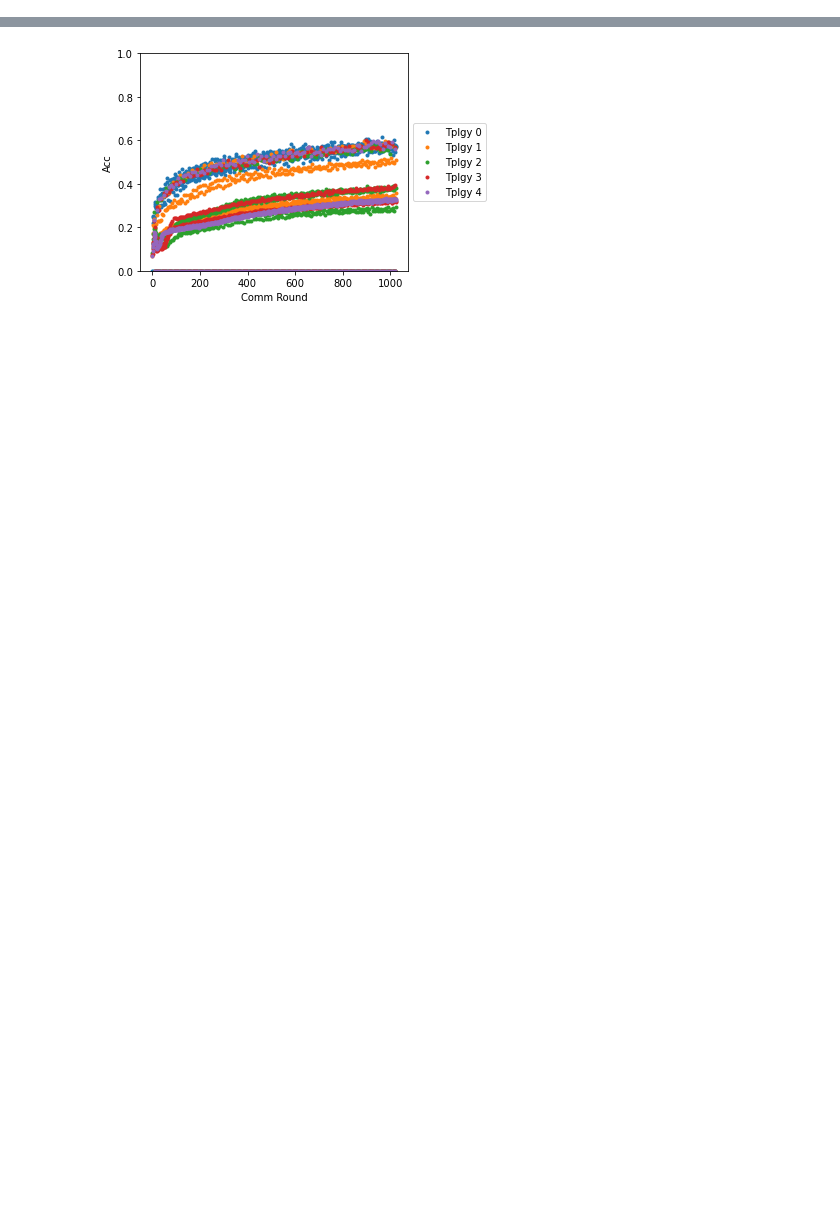
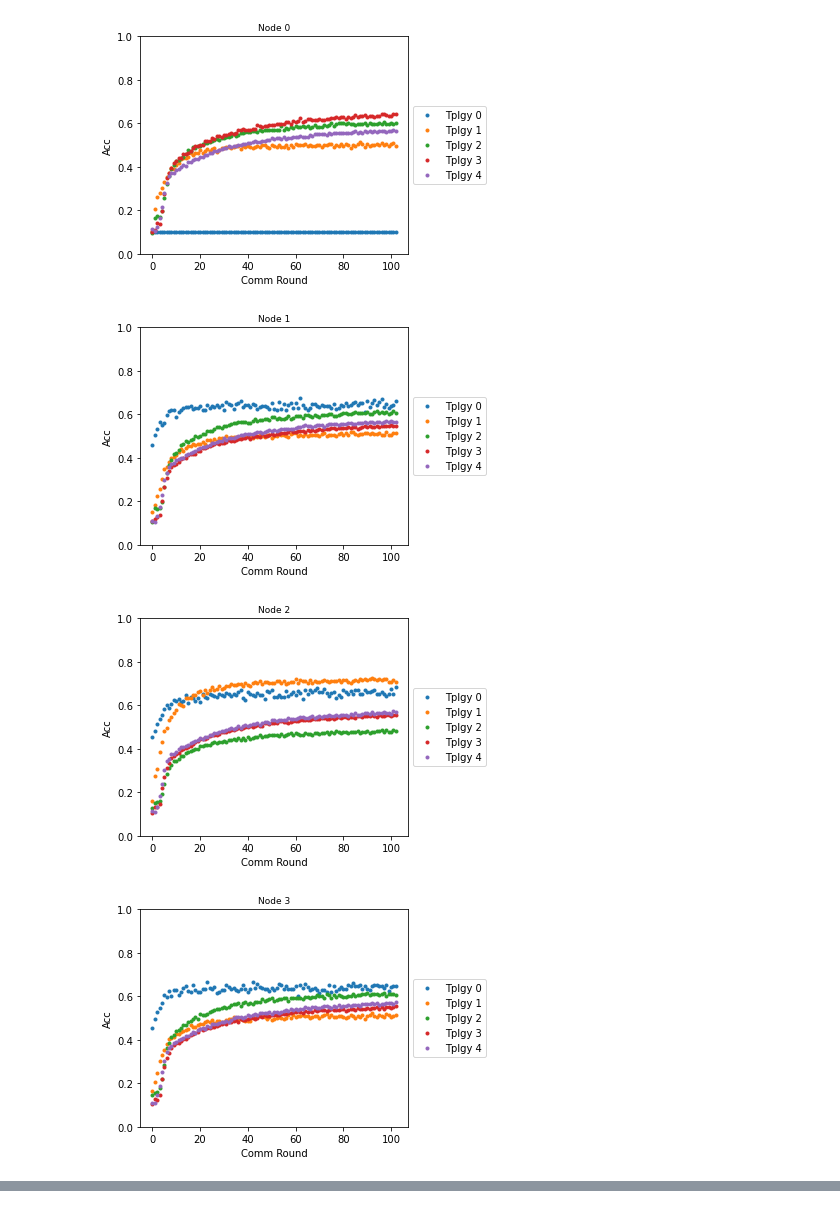
Before and after one commit to AitorB16/GLow, a Jupyter notebook: 8_visualize_results.ipynb, the cells around one changed output, grey strips where cells are left out. Saved outputs shown, nothing was run; the diff lists cells and outputs as text; code cells hidden in the pictures; blank space fills up the shorter version.

```diff
--- a/8_visualize_results.ipynb
+++ b/8_visualize_results.ipynb
@@ -228,3 +232,33 @@ for accuracies in acc_distr:
             res = 0.0
         acc2.append(np.average(res))
     acc1.append(acc2)
+# %%
+'''Create sets with exec times'''
+acc_per_nodes = []
+for i in range(num_agents):
+    tmp_tplgy = []
+    for j in range(5):
+        tmp_tplgy.append(acc1[j][i::10])
+    acc_per_nodes.append(tmp_tplgy)
+# %%
+for node in range(num_agents):
+    for i in range(5):
+        plt.plot(acc_per_nodes[node][i], '.')
+    #x = np.arange(0, num_rounds, 1)
+    #plt.xticks(x)
+    plt.ylim(0.0, 1.0)
+    plt.title('Node ' + str(node), fontsize=9)
+    plt.xlabel('Comm Round')
+    plt.ylabel('Acc')
+
+    ax = plt.gca()
+    box = ax.get_position()
+    ax.set_position([box.x0, box.y0, box.width * 0.8, box.height])
+    ax.legend(['Tplgy 0', 'Tplgy 1', 'Tplgy 2', 'Tplgy 3', 'Tplgy 4'], loc='center left', bbox_to_anchor=(1, 0.5))
+    plt.savefig(save_path+'node'+ str(node) +'_distr_val_acc.pdf')
+    plt.show()
+# %% [output]
+[figure, added]
+[figure, added]
+[figure, added]
+[figure, added]
@@ -231,23 +271,21 @@ for accuracies in acc_distr:
 # %%
-plt.plot(acc1[0], '.')
-plt.plot(acc1[1], '.')
-plt.plot(acc1[2], '.')
-plt.plot(acc1[3], '.')
-plt.plot(acc1[4], '.')
-#x = np.arange(0, num_rounds, 1)
-#plt.xticks(x)
-plt.ylim(0.0, 1.0)
-#plt.title("Tplgy 0", fontsize=9)
-plt.xlabel('Comm Round')
-plt.ylabel('Acc')
-
-ax = plt.gca()
-box = ax.get_position()
-ax.set_position([box.x0, box.y0, box.width * 0.8, box.height])
-ax.legend(['Tplgy 0', 'Tplgy 1', 'Tplgy 2', 'Tplgy 3', 'Tplgy 4'], loc='center left', bbox_to_anchor=(1, 0.5))
-plt.savefig(save_path+run_name+'_summ_distr_acc.pdf')
+# plt.plot(acc1[0], '.')
+# plt.plot(acc1[1], '.')
+# plt.plot(acc1[2], '.')
+# plt.plot(acc1[3], '.')
+# plt.plot(acc1[4], '.')
+# #x = np.arange(0, num_rounds, 1)
+# #plt.xticks(x)
+# plt.ylim(0.0, 1.0)
+# #plt.title("Tplgy 0", fontsize=9)
+# plt.xlabel('Comm Round')
+# plt.ylabel('Acc')
+#
+# ax = plt.gca()
+# box = ax.get_position()
+# ax.set_position([box.x0, box.y0, box.width * 0.8, box.height])
+# ax.legend(['Tplgy 0', 'Tplgy 1', 'Tplgy 2', 'Tplgy 3', 'Tplgy 4'], loc='center left', bbox_to_anchor=(1, 0.5))
+# plt.savefig(save_path+run_name+'_summ_distr_acc.pdf')
-# %% [output]
-[figure, removed]
 # %%
 #VISUALIZE LOSSES PER TOPOLOGY AND AGENT
 # for i in range(5):
```
Also changed, not shown: parts of 9 cells of this notebook, 9 other files.
